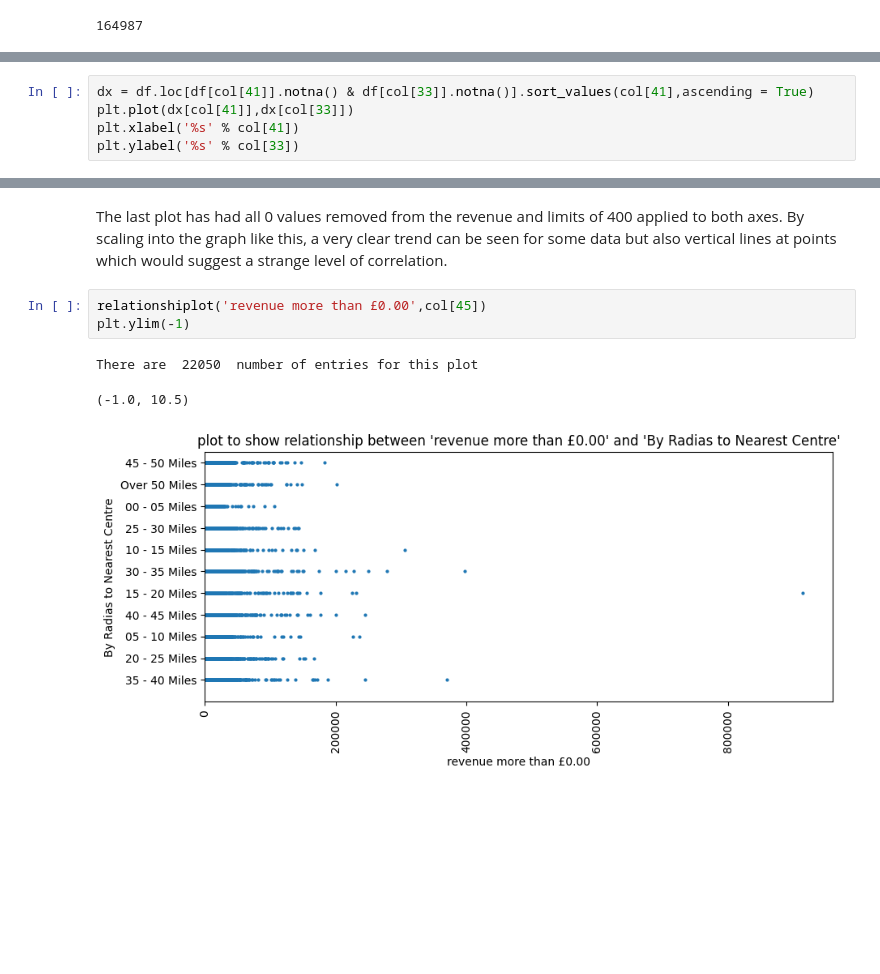
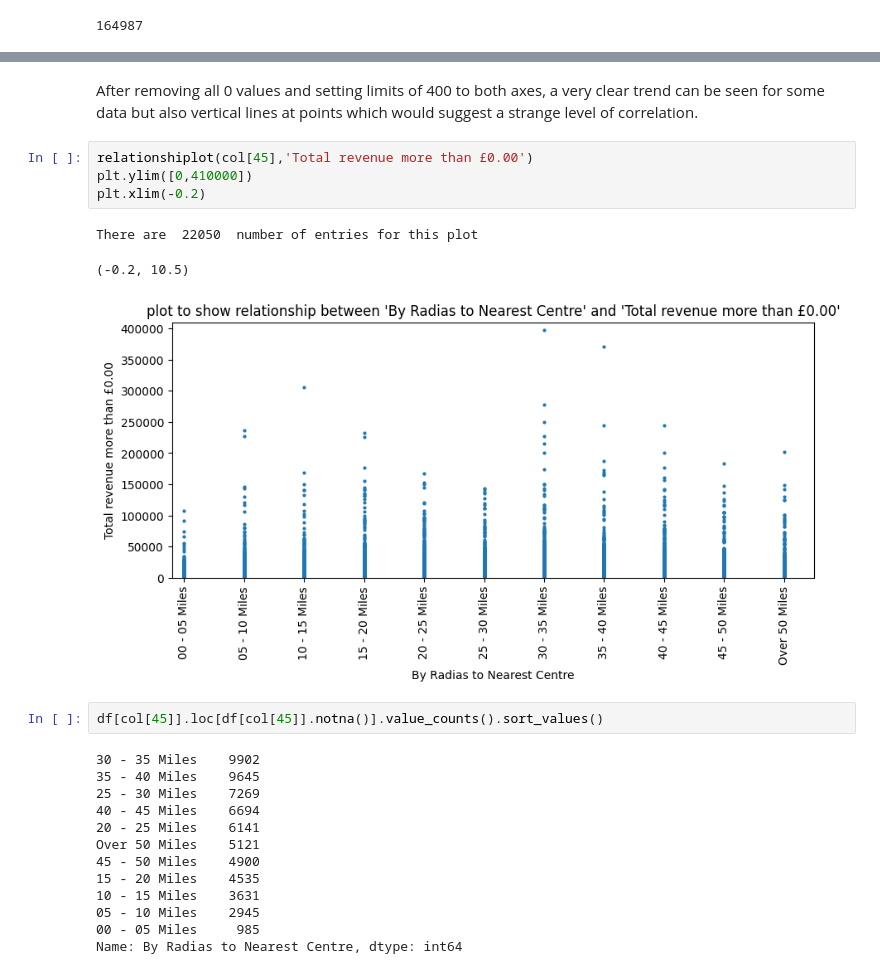
Before and after one commit to maxcwalker/documents, a Jupyter notebook: jupyter/prospectMapping/prospect_mapping_analysis.ipynb, the cells around one changed output, grey strips where cells are left out. Saved outputs shown, nothing was run; the diff lists cells and outputs as text; blank space fills up the shorter version.

Commit message:
over to Linux

```diff
--- a/jupyter/prospectMapping/prospect_mapping_analysis.ipynb
+++ b/jupyter/prospectMapping/prospect_mapping_analysis.ipynb
@@ -146,5 +137,0 @@ Below I am plotting Time lapse against Number of Children to see if there is any
-# %%
-dx = df.loc[df[col[41]].notna() & df[col[33]].notna()].sort_values(col[41],ascending = True)
-plt.plot(dx[col[41]],dx[col[33]])
-plt.xlabel('%s' % col[41])
-plt.ylabel('%s' % col[33])
@@ -199,9 +184,25 @@ There are  62367  number of entries for this plot
 # %% [markdown]
-The last plot has had all 0 values removed from the revenue and limits of 400 applied to both axes. By scaling into the graph like this, a very clear trend can be seen for some data but also vertical lines at points which would suggest a strange level of correlation.
+After removing all 0 values and setting limits of 400 to both axes, a very clear trend can be seen for some data but also vertical lines at points which would suggest a strange level of correlation.
 # %%
-relationshiplot('revenue more than £0.00',col[45])
-plt.ylim(-1)
+relationshiplot(col[45],'Total revenue more than £0.00')
+plt.ylim([0,410000])
+plt.xlim(-0.2)
 # %% [output]
 There are  22050  number of entries for this plot
-(-1.0, 10.5)
+(-0.2, 10.5)
-[figure, old version]
+[figure, new version]
+# %%
+df[col[45]].loc[df[col[45]].notna()].value_counts().sort_values()
+# %% [output]
+30 - 35 Miles    9902
+35 - 40 Miles    9645
+25 - 30 Miles    7269
+40 - 45 Miles    6694
+20 - 25 Miles    6141
+Over 50 Miles    5121
+45 - 50 Miles    4900
+15 - 20 Miles    4535
+10 - 15 Miles    3631
+05 - 10 Miles    2945
+00 - 05 Miles     985
+Name: By Radias to Nearest Centre, dtype: int64
```
Also changed, not shown: parts of 25 cells of this notebook, 4 other files.
